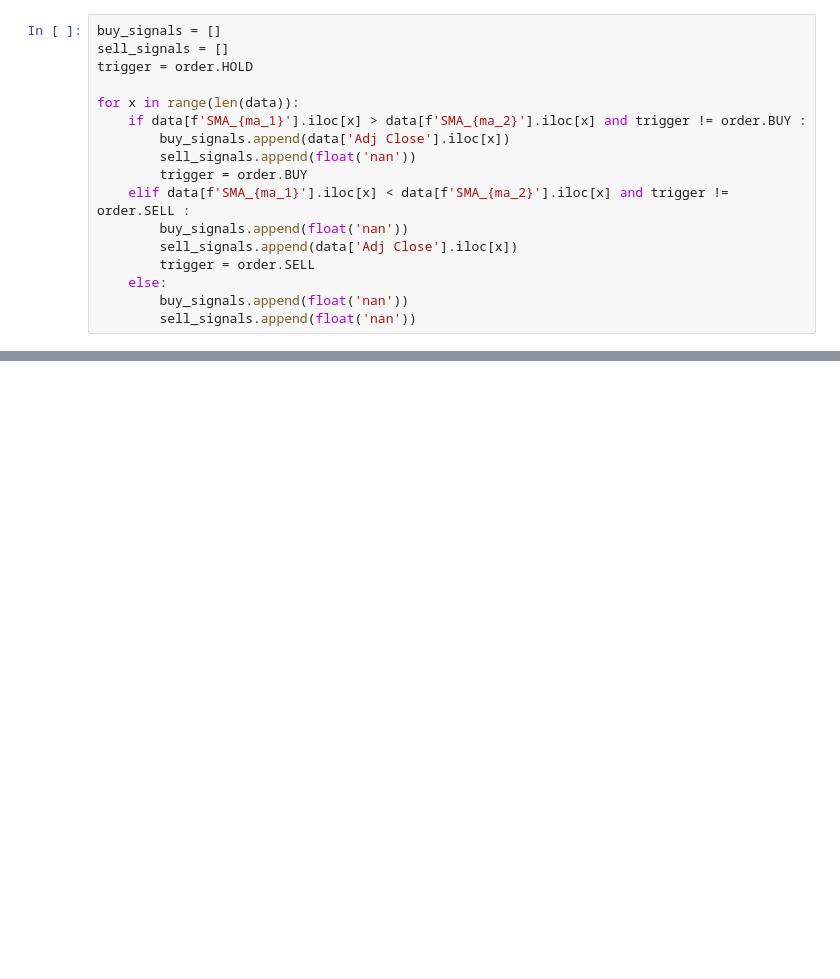
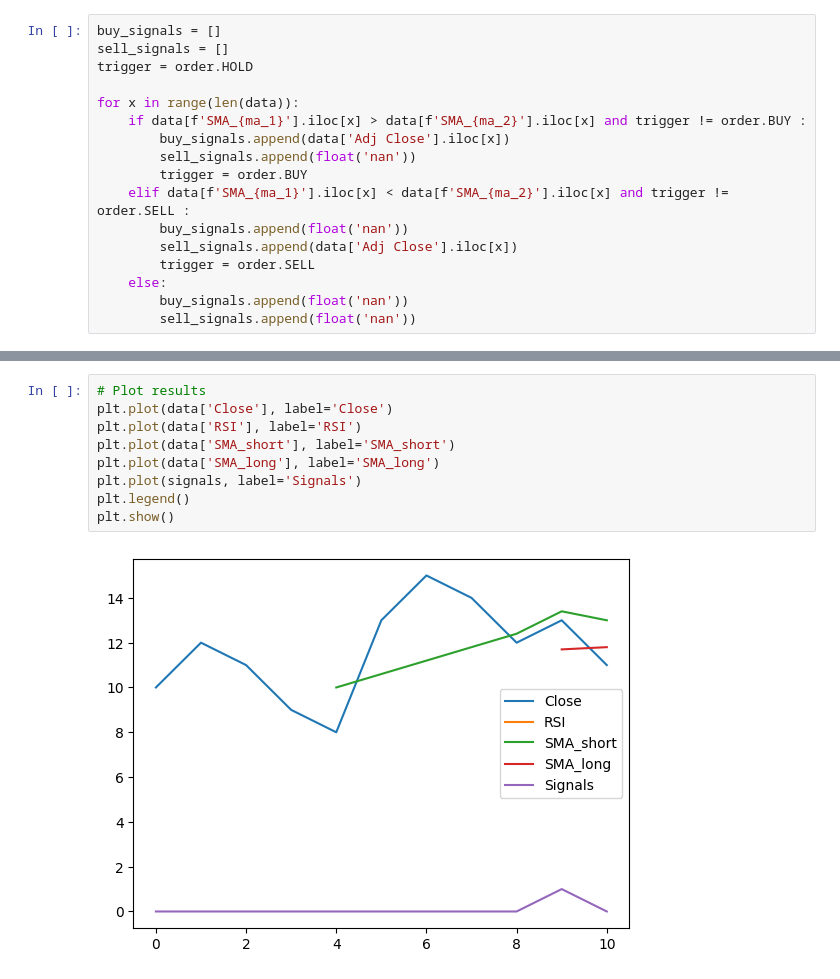
Before and after one commit to emocreator/Finance_Project, a Jupyter notebook: SMA(SimpleMovingAverage)/SMA.ipynb, the cells around one changed output, grey strips where cells are left out. Saved outputs shown, nothing was run; the diff lists cells and outputs as text; blank space fills up the shorter version.

```diff
--- a/SMA(SimpleMovingAverage)/SMA.ipynb
+++ b/SMA(SimpleMovingAverage)/SMA.ipynb
@@ -57,0 +144,11 @@ plt.show()
+# %%
+# Plot results
+plt.plot(data['Close'], label='Close')
+plt.plot(data['RSI'], label='RSI')
+plt.plot(data['SMA_short'], label='SMA_short')
+plt.plot(data['SMA_long'], label='SMA_long')
+plt.plot(signals, label='Signals')
+plt.legend()
+plt.show()
+# %% [output]
+[figure, added]
```
Also changed, not shown: parts of 13 cells of this notebook.
